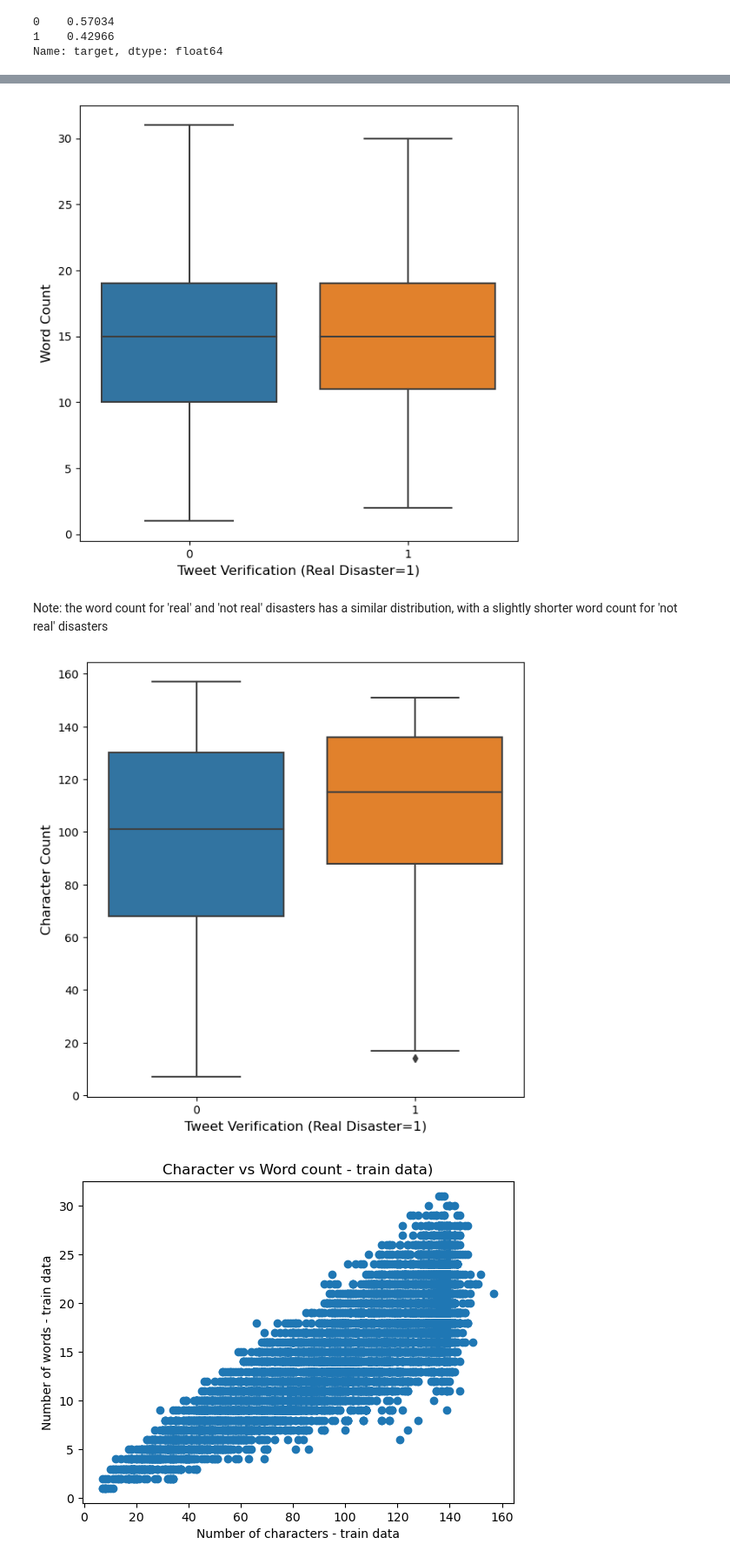
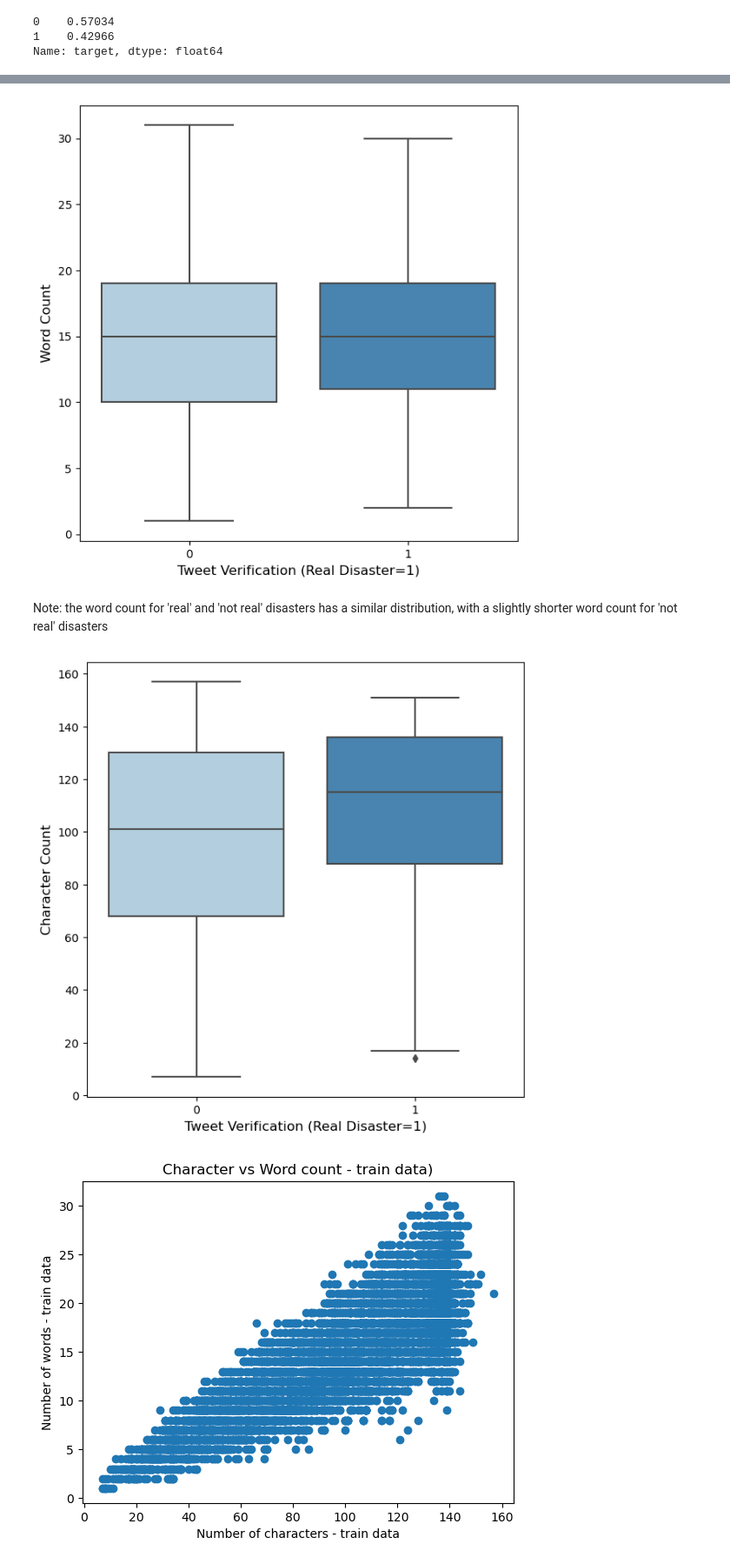
Before and after one commit to polinamin/disaster_recognition, a Jupyter notebook: Data_collection_Polina.ipynb, the cells around one changed output, grey strips where cells are left out. Shown at 87% size. Drawn from its saved outputs; the diff is of its cells as text; code cells hidden in the pictures.

```diff
--- a/Data_collection_Polina.ipynb
+++ b/Data_collection_Polina.ipynb
@@ -129,11 +138,11 @@ sns.histplot(data=df_train, x=df_train['text_words'], color='#D3D3D3', ax=axes[1
 #df_train.boxplot(by ='target', column =['text_words'], grid = False);
 
 plt.figure(figsize=(7,7))
-word_count = sns.boxplot(x='target', y='text_words', data=df_train)
+word_count = sns.boxplot(x='target', y='text_words', data=df_train, palette = "Blues")
 plt.xlabel('Tweet Verification (Real Disaster=1)', fontsize=12)
 plt.ylabel('Word Count', fontsize=12);
 # %% [output]
-[figure, old version]
+[figure, new version]
 # %% [markdown]
 Note: the word count for 'real' and 'not real' disasters has a similar distribution, with a slightly shorter word count for 'not real' disasters
 # %%
@@ -142,11 +151,11 @@ df_train['character_count'] = df_train['text'].str.len()
 df_test['character_count'] = df_test['text'].str.len()
 # %%
 plt.figure(figsize=(7,7))
-word_count = sns.boxplot(x='target', y='character_count', data=df_train)
+word_count = sns.boxplot(x='target', y='character_count', data=df_train, palette = "Blues")
 plt.xlabel('Tweet Verification (Real Disaster=1)', fontsize=12)
 plt.ylabel('Character Count', fontsize=12);
 # %% [output]
-[figure, old version]
+[figure, new version]
 # %%
 plt.scatter(df_train["character_count"], df_train["text_words"])
 
```
Also changed, not shown: parts of 114 cells of this notebook.
